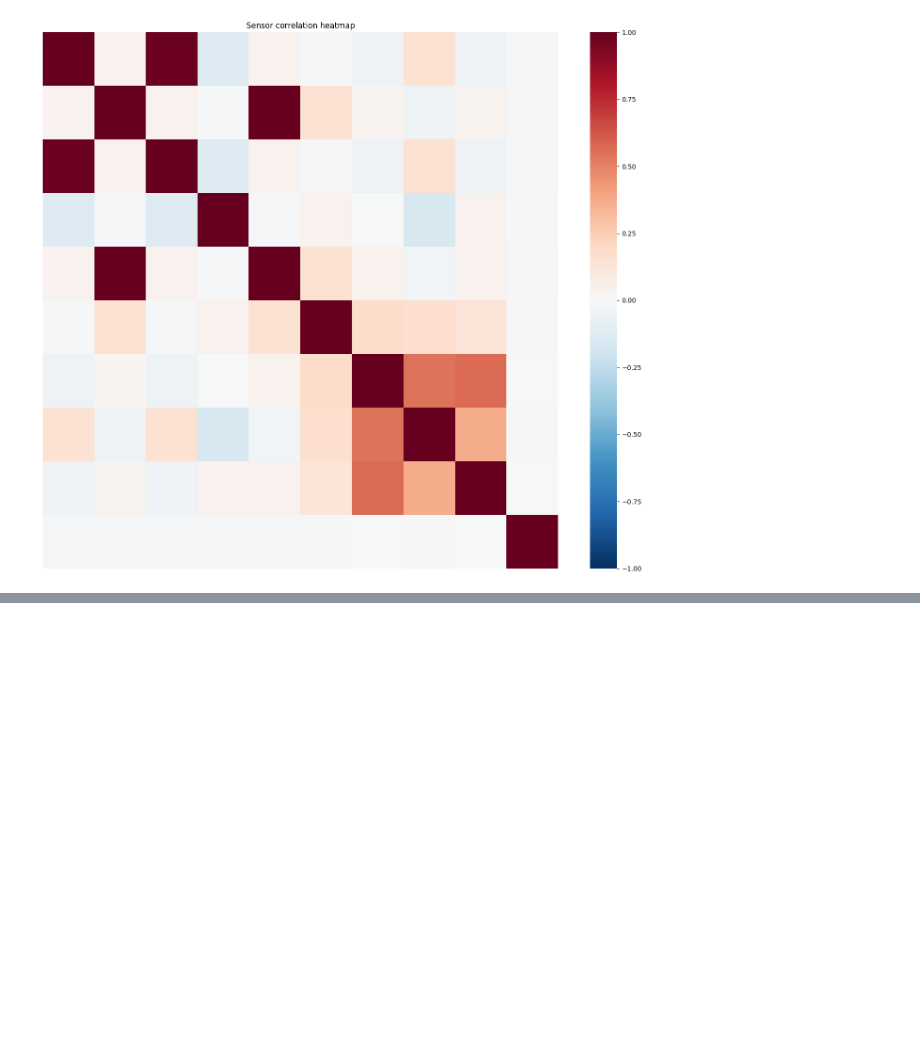
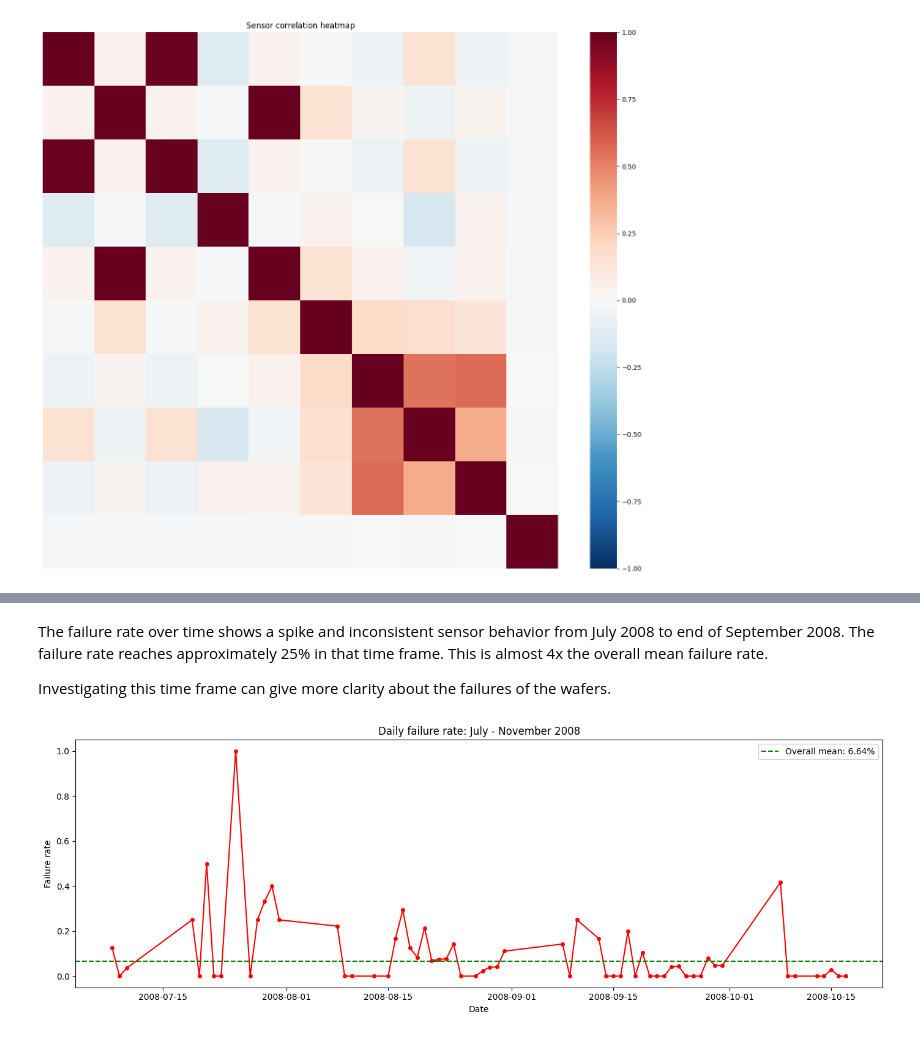
Before and after one commit to namitasharma29/Semiconductor, a Jupyter notebook: notebooks/02_eda.ipynb, the cells around one changed output, grey strips where cells are left out. Cells and saved outputs as stored; diff of their text form; code cells hidden in the pictures; blank space fills up the shorter version.

```diff
--- a/notebooks/02_eda.ipynb
+++ b/notebooks/02_eda.ipynb
@@ -158,0 +206,19 @@ plt.show()
+# %% [markdown]
+The failure rate over time shows a spike and inconsistent sensor behavior from July 2008 to end of September 2008. The failure rate reaches approximately 25% in that time frame. This is almost 4x the overall mean failure rate.
+
+Investigating this time frame can give more clarity about the failures of the wafers.
+# %%
+# Daily failure rate July - November 2008
+daily_fail = df_zoom['Fail'].resample('D').mean().dropna()
+
+plt.figure(figsize=(14, 5))
+plt.plot(daily_fail.index, daily_fail.values, color='red', linewidth=1.5, marker='o', markersize=4)
+plt.axhline(df_original['Fail'].mean(), color='green', linestyle='--', label=f'Overall mean: {df_original["Fail"].mean():.2%}')
+plt.title('Daily failure rate: July - November 2008')
+plt.xlabel('Date')
+plt.ylabel('Failure rate')
+plt.legend()
+plt.tight_layout()
+plt.show()
+# %% [output]
+[figure, added]
```
Also changed, not shown: parts of 8 cells of this notebook, 1 other file.
